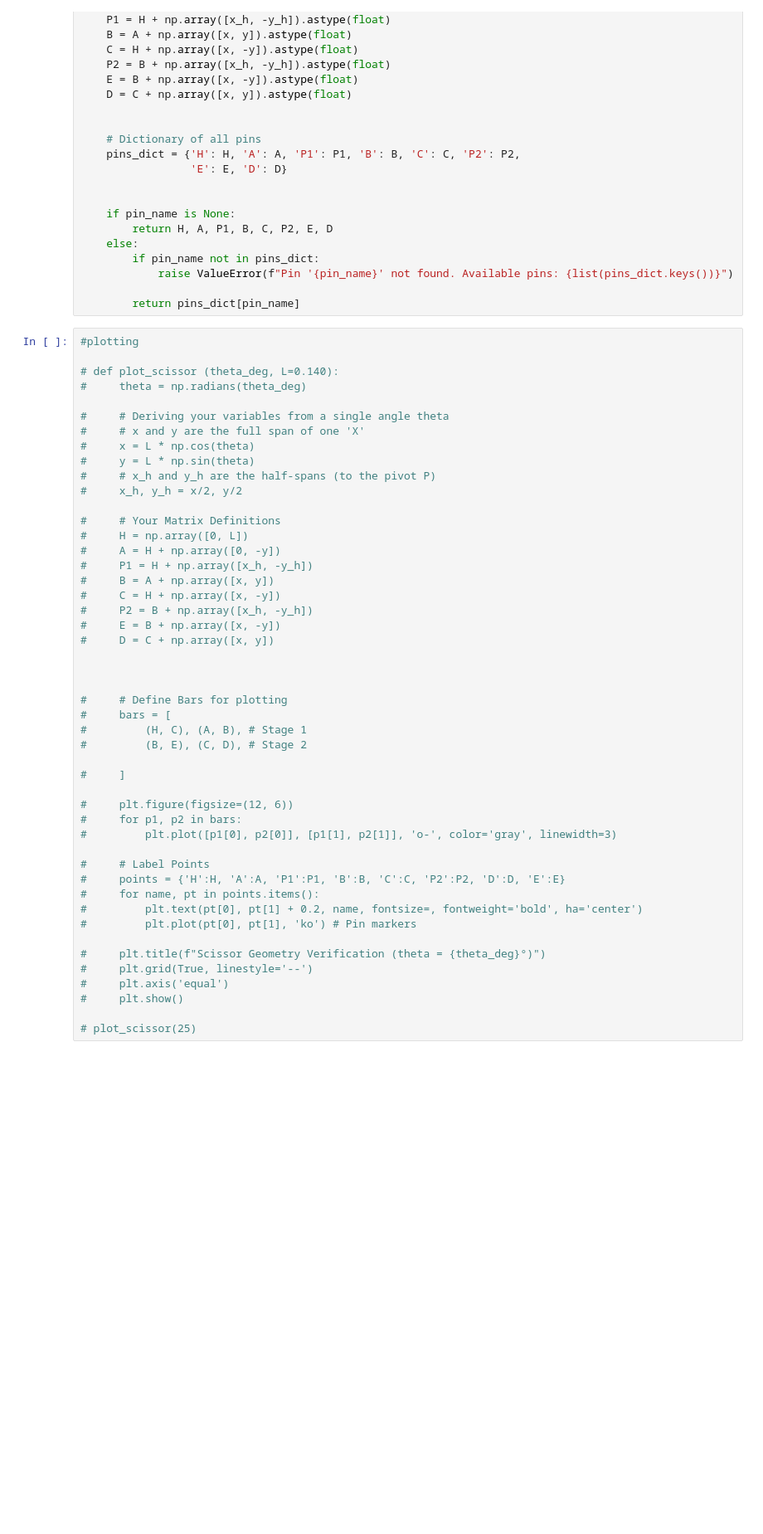
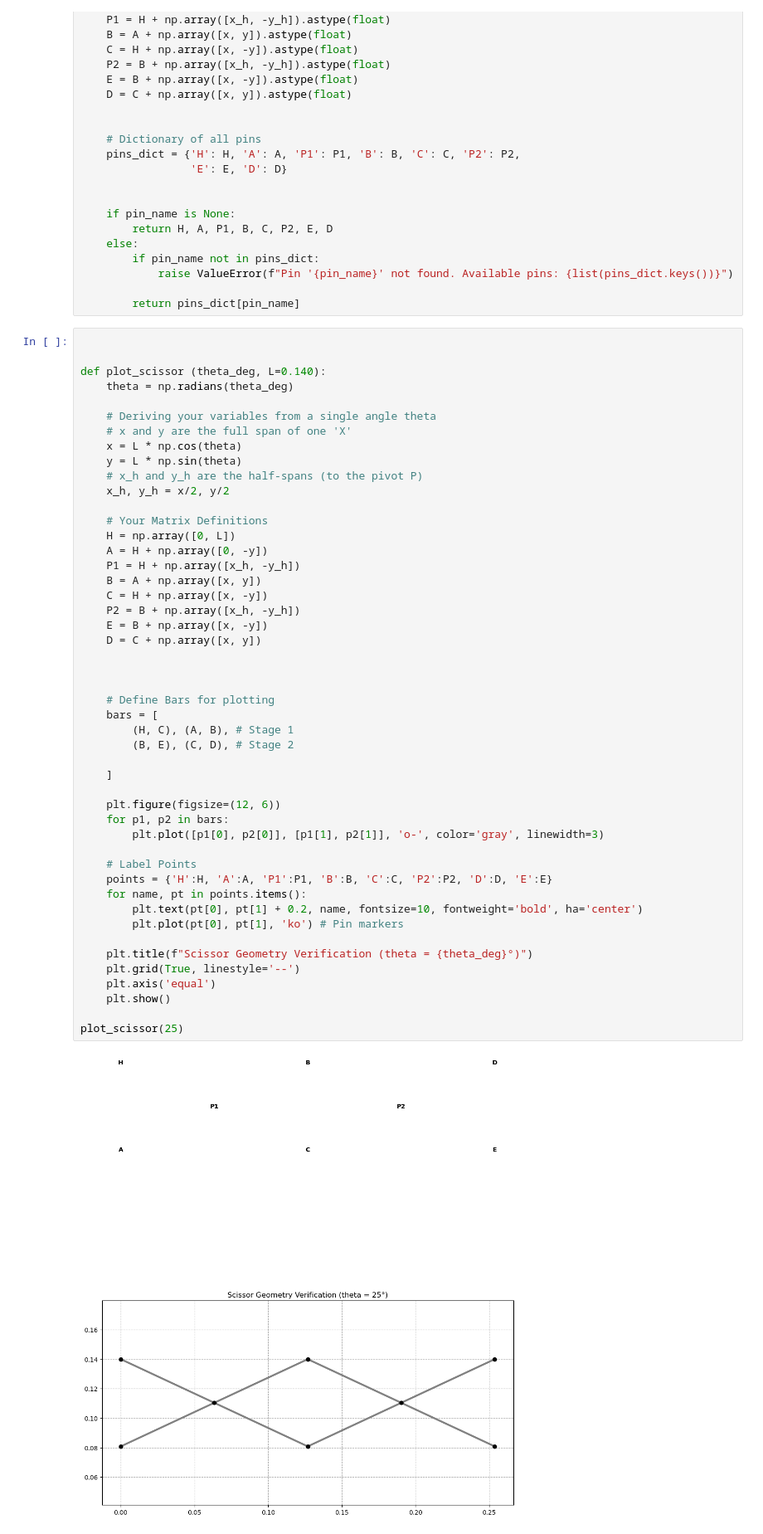
Before and after one commit to JonathanS1212/MECH390, a Jupyter notebook: Statics/Estonia.ipynb, the cells around one changed output. Shown at 83% size. Cells and saved outputs as stored; diff of their text form; blank space fills up the shorter version.

```diff
--- a/Statics/Estonia.ipynb
+++ b/Statics/Estonia.ipynb
@@ -48,53 +48,55 @@ def Pin_locator (theta_deg, L, pin_name=None):
 
         return pins_dict[pin_name]
 # %%
-#plotting
 
-# def plot_scissor (theta_deg, L=0.140):
-#     theta = np.radians(theta_deg)
 
-#     # Deriving your variables from a single angle theta
-#     # x and y are the full span of one 'X'
-#     x = L * np.cos(theta)
-#     y = L * np.sin(theta)
-#     # x_h and y_h are the half-spans (to the pivot P)
-#     x_h, y_h = x/2, y/2
+def plot_scissor (theta_deg, L=0.140):
+    theta = np.radians(theta_deg)
 
-#     # Your Matrix Definitions
-#     H = np.array([0, L])
-#     A = H + np.array([0, -y])
-#     P1 = H + np.array([x_h, -y_h])
-#     B = A + np.array([x, y])
-#     C = H + np.array([x, -y])
-#     P2 = B + np.array([x_h, -y_h])
-#     E = B + np.array([x, -y])
-#     D = C + np.array([x, y])
+    # Deriving your variables from a single angle theta
+    # x and y are the full span of one 'X'
+    x = L * np.cos(theta)
+    y = L * np.sin(theta)
+    # x_h and y_h are the half-spans (to the pivot P)
+    x_h, y_h = x/2, y/2
+
+    # Your Matrix Definitions
+    H = np.array([0, L])
+    A = H + np.array([0, -y])
+    P1 = H + np.array([x_h, -y_h])
+    B = A + np.array([x, y])
+    C = H + np.array([x, -y])
+    P2 = B + np.array([x_h, -y_h])
+    E = B + np.array([x, -y])
+    D = C + np.array([x, y])
 
 
 
-#     # Define Bars for plotting
-#     bars = [
-#         (H, C), (A, B), # Stage 1
-#         (B, E), (C, D), # Stage 2
+    # Define Bars for plotting
+    bars = [
+        (H, C), (A, B), # Stage 1
+        (B, E), (C, D), # Stage 2
 
-#     ]
+    ]
 
-#     plt.figure(figsize=(12, 6))
-#     for p1, p2 in bars:
-#         plt.plot([p1[0], p2[0]], [p1[1], p2[1]], 'o-', color='gray', linewidth=3)
+    plt.figure(figsize=(12, 6))
+    for p1, p2 in bars:
+        plt.plot([p1[0], p2[0]], [p1[1], p2[1]], 'o-', color='gray', linewidth=3)
 
-#     # Label Points
-#     points = {'H':H, 'A':A, 'P1':P1, 'B':B, 'C':C, 'P2':P2, 'D':D, 'E':E}
-#     for name, pt in points.items():
-#         plt.text(pt[0], pt[1] + 0.2, name, fontsize=, fontweight='bold', ha='center')
-#         plt.plot(pt[0], pt[1], 'ko') # Pin markers
+    # Label Points
+    points = {'H':H, 'A':A, 'P1':P1, 'B':B, 'C':C, 'P2':P2, 'D':D, 'E':E}
+    for name, pt in points.items():
+        plt.text(pt[0], pt[1] + 0.2, name, fontsize=10, fontweight='bold', ha='center')
+        plt.plot(pt[0], pt[1], 'ko') # Pin markers
 
-#     plt.title(f"Scissor Geometry Verification (theta = {theta_deg}°)")
-#     plt.grid(True, linestyle='--')
-#     plt.axis('equal')
-#     plt.show()
+    plt.title(f"Scissor Geometry Verification (theta = {theta_deg}°)")
+    plt.grid(True, linestyle='--')
+    plt.axis('equal')
+    plt.show()
 
-# plot_scissor(25)
+plot_scissor(25)
+# %% [output]
+[figure, added]
 # %%
 
 #material PX
```
Also changed, not shown: parts of 1 cell of this notebook, 14 other files.
